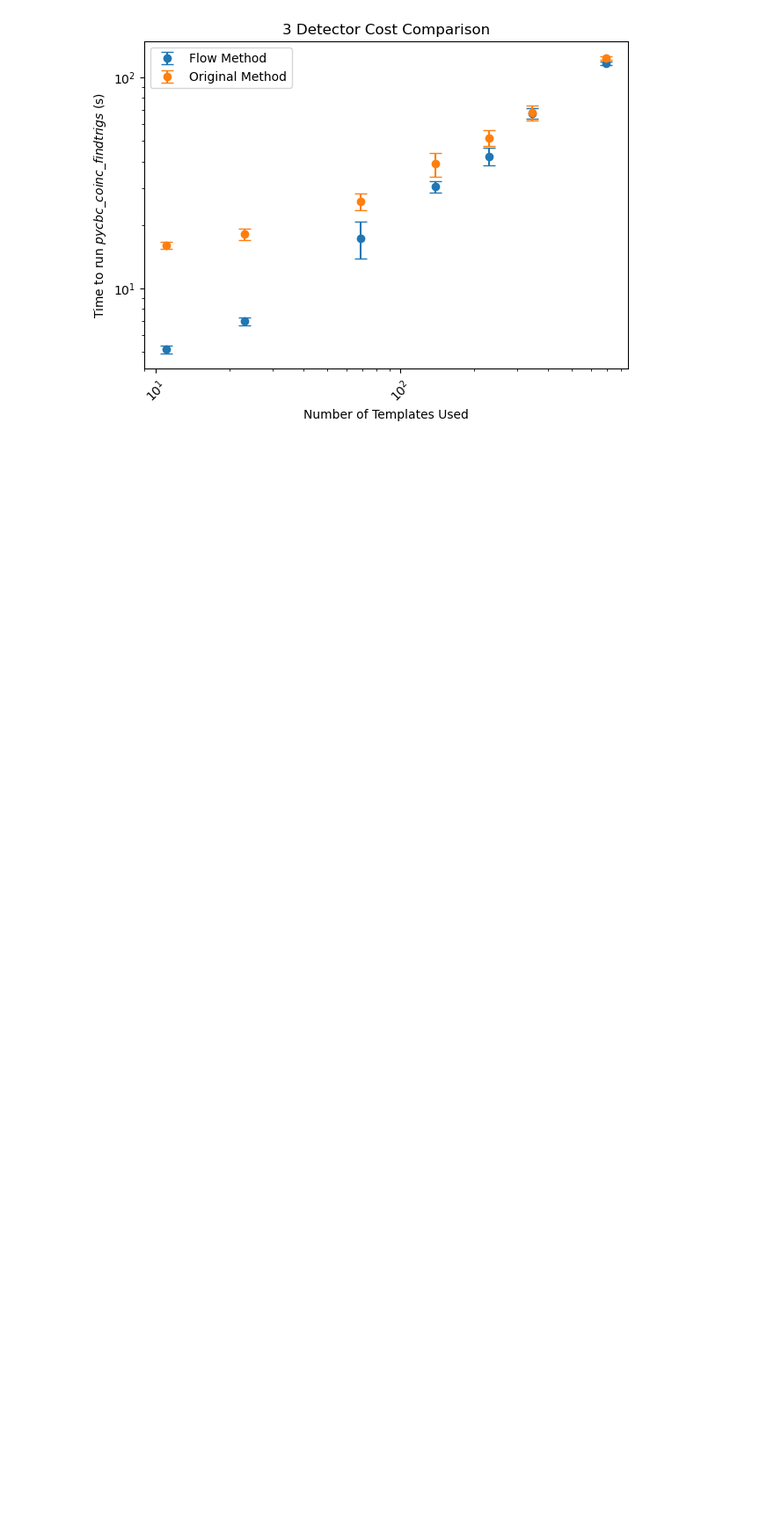
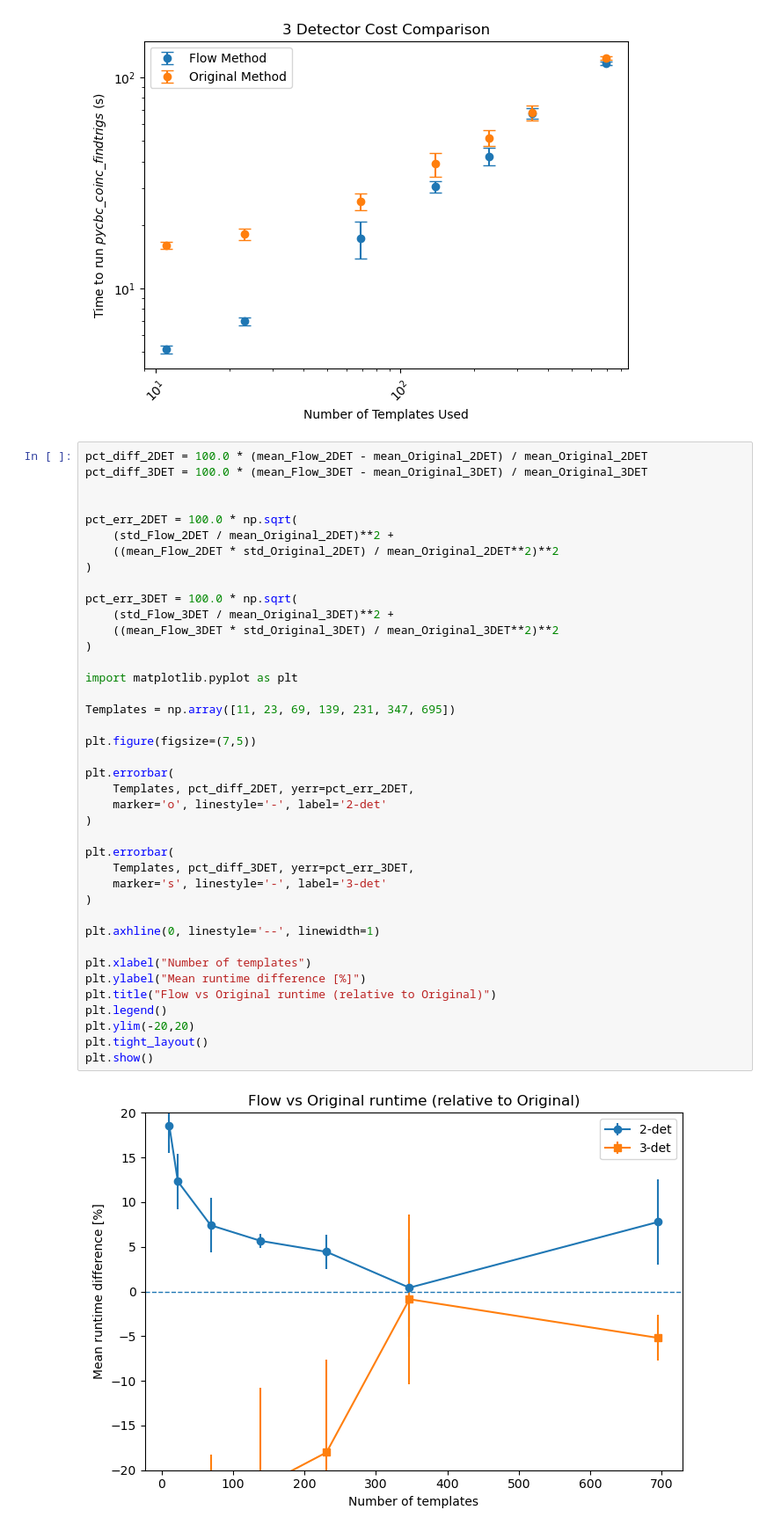
Before and after one commit to icg-gravwaves/Phase_Time_Amplitude, a Jupyter notebook: Plotting/Cost.ipynb, the cells around one changed output. Shown at 88% size. Cells and saved outputs as stored; diff of their text form; blank space fills up the shorter version.

```diff
--- a/Plotting/Cost.ipynb
+++ b/Plotting/Cost.ipynb
@@ -111,3 +111,45 @@ plt.savefig("../Plots/Cost_3DET.png")
 plt.show()
 # %% [output]
 [figure]
+# %%
+pct_diff_2DET = 100.0 * (mean_Flow_2DET - mean_Original_2DET) / mean_Original_2DET
+pct_diff_3DET = 100.0 * (mean_Flow_3DET - mean_Original_3DET) / mean_Original_3DET
+
+
+pct_err_2DET = 100.0 * np.sqrt(
+    (std_Flow_2DET / mean_Original_2DET)**2 +
+    ((mean_Flow_2DET * std_Original_2DET) / mean_Original_2DET**2)**2
+)
+
+pct_err_3DET = 100.0 * np.sqrt(
+    (std_Flow_3DET / mean_Original_3DET)**2 +
+    ((mean_Flow_3DET * std_Original_3DET) / mean_Original_3DET**2)**2
+)
+
+import matplotlib.pyplot as plt
+
+Templates = np.array([11, 23, 69, 139, 231, 347, 695])
+
+plt.figure(figsize=(7,5))
+
+plt.errorbar(
+    Templates, pct_diff_2DET, yerr=pct_err_2DET,
+    marker='o', linestyle='-', label='2-det'
+)
+
+plt.errorbar(
+    Templates, pct_diff_3DET, yerr=pct_err_3DET,
+    marker='s', linestyle='-', label='3-det'
+)
+
+plt.axhline(0, linestyle='--', linewidth=1)
+
+plt.xlabel("Number of templates")
+plt.ylabel("Mean runtime difference [%]")
+plt.title("Flow vs Original runtime (relative to Original)")
+plt.legend()
+plt.ylim(-20,20)
+plt.tight_layout()
+plt.show()
+# %% [output]
+[figure, added]
```
Also changed, not shown: 1 other file.
